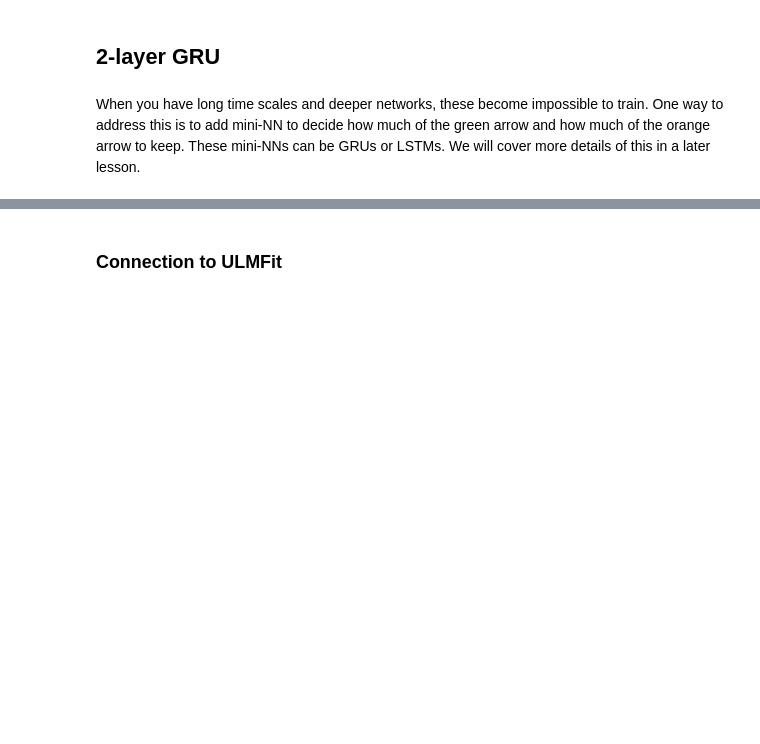
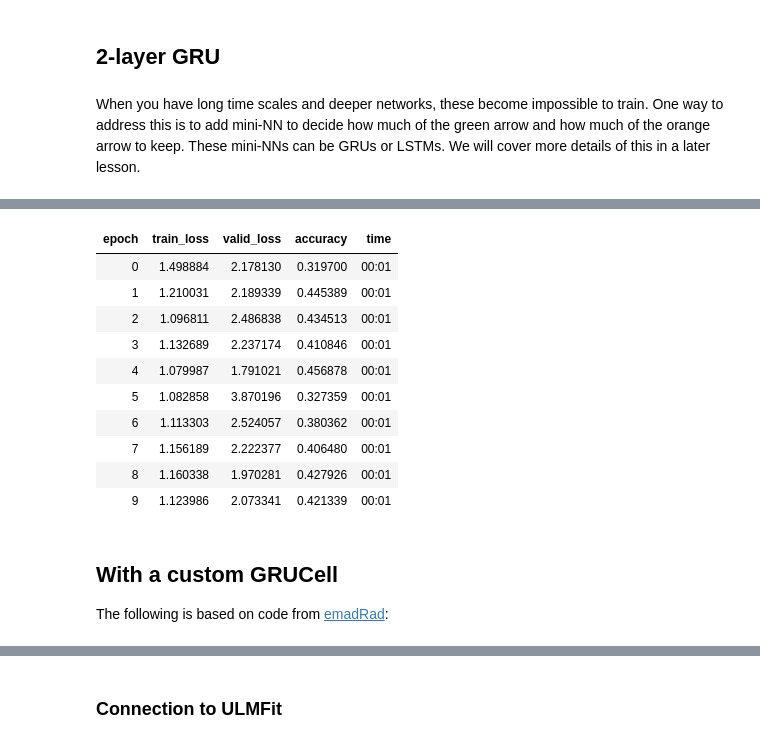
Before and after one commit to stophobia/Awesome-Colab, a Jupyter notebook: NLP/6_rnn_english_numbers.ipynb, the cells around one changed output, grey strips where cells are left out. Drawn from its saved outputs; the diff is of its cells as text; code cells hidden in the pictures; blank space fills up the shorter version.

```diff
--- a/NLP/6_rnn_english_numbers.ipynb
+++ b/NLP/6_rnn_english_numbers.ipynb
@@ -478,0 +489,36 @@ learn.fit_one_cycle(10, 1e-2)
+# %%
+def rnn_loop(cell, h, x):
+    res = []
+    for x_ in x.transpose(0,1):
+        h = cell(x_, h)
+        res.append(h)
+    return torch.stack(res, dim=1)
+# %%
+class Model6(Model5):
+    def __init__(self):
+        super().__init__()
+        self.rnnc = nn.GRUCell(nh, nh)
+        self.h = torch.zeros(bs, nh).cuda()
+
+    def forward(self, x):
+        res = rnn_loop(self.rnnc, self.h, self.i_h(x))
+        self.h = res[:,-1].detach()
+        return self.h_o(self.bn(res))
+# %%
+learn = Learner(data, Model6(), metrics=accuracy)
+learn.fit_one_cycle(10, 1e-2)
+# %% [output]
+| epoch | train_loss | valid_loss | accuracy | time |
+| 0 | 1.498884 | 2.178130 | 0.319700 | 00:01 |
+| 1 | 1.210031 | 2.189339 | 0.445389 | 00:01 |
+| 2 | 1.096811 | 2.486838 | 0.434513 | 00:01 |
+| 3 | 1.132689 | 2.237174 | 0.410846 | 00:01 |
+| 4 | 1.079987 | 1.791021 | 0.456878 | 00:01 |
+| 5 | 1.082858 | 3.870196 | 0.327359 | 00:01 |
+| 6 | 1.113303 | 2.524057 | 0.380362 | 00:01 |
+| 7 | 1.156189 | 2.222377 | 0.406480 | 00:01 |
+| 8 | 1.160338 | 1.970281 | 0.427926 | 00:01 |
+| 9 | 1.123986 | 2.073341 | 0.421339 | 00:01 |
+# %% [markdown]
+## With a custom GRUCell
+The following is based on code from [emadRad](https://github.com/emadRad/lstm-gru-pytorch/blob/master/lstm_gru.ipynb):
```
Also changed, not shown: parts of 7 cells of this notebook.
